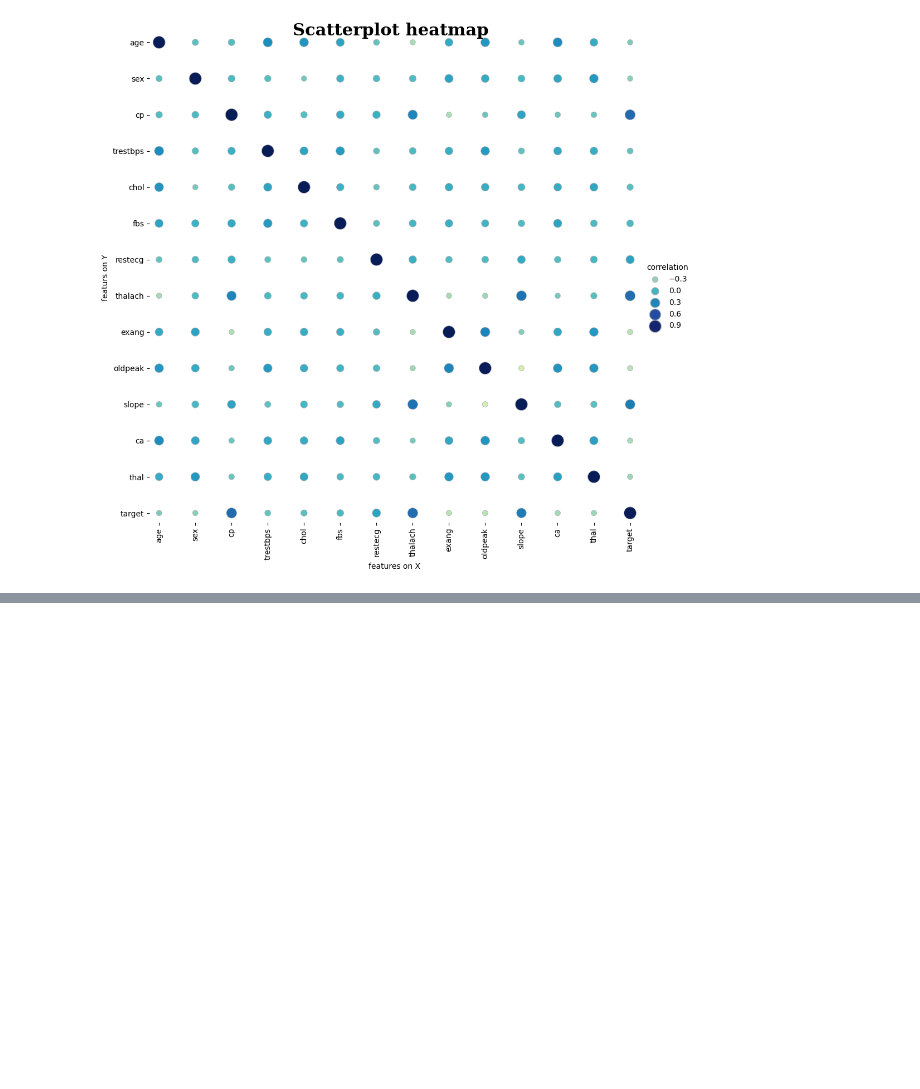
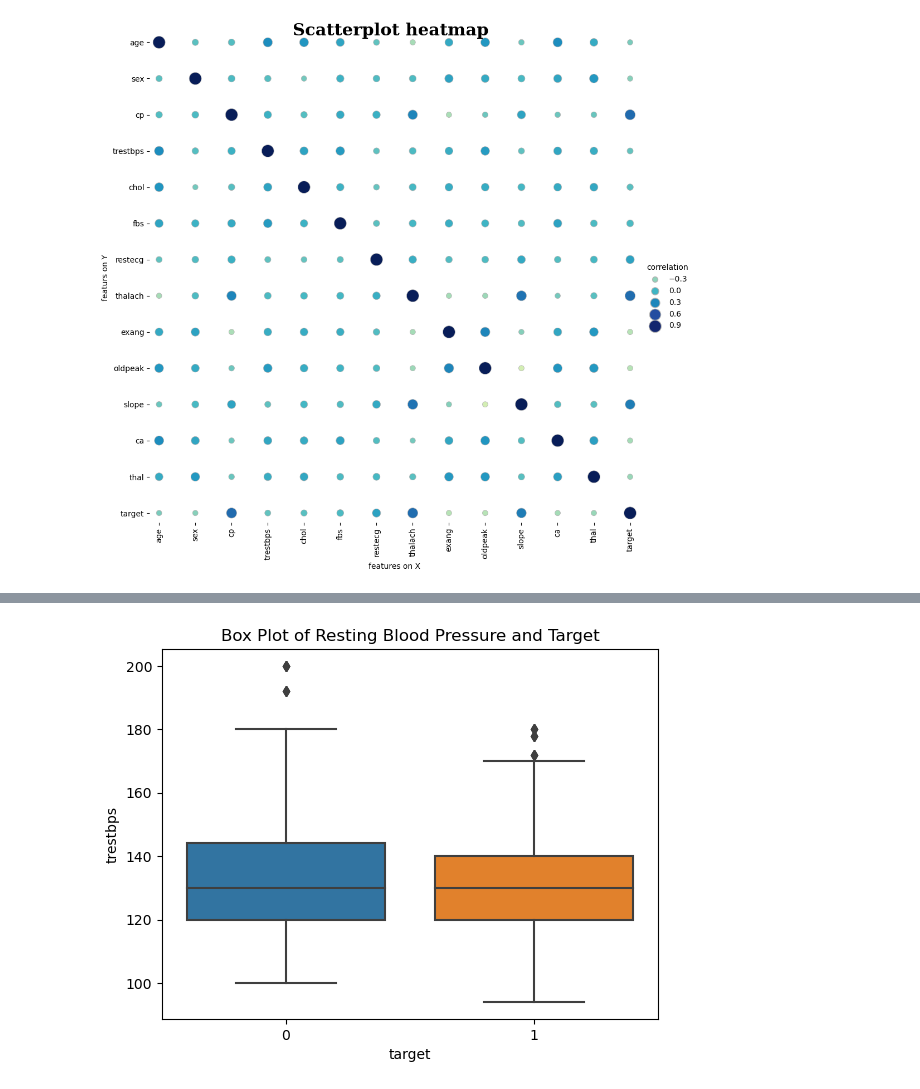
Before and after one commit to FirstNet-Systems-UK/Heart-Disease-Prediction-Model, a Jupyter notebook: heart-disease-prediction.ipynb, the cells around one changed output, grey strips where cells are left out. Cells and saved outputs as stored; diff of their text form; code cells hidden in the pictures; blank space fills up the shorter version.

```diff
--- a/heart-disease-prediction.ipynb
+++ b/heart-disease-prediction.ipynb
@@ -224,0 +236,6 @@ plt.show()
+# %%
+sns.boxplot(data=train, x='target', y='trestbps')
+plt.title('Box Plot of Resting Blood Pressure and Target')
+plt.show()
+# %% [output]
+[figure, added]
```
Also changed, not shown: parts of 6 cells of this notebook.
